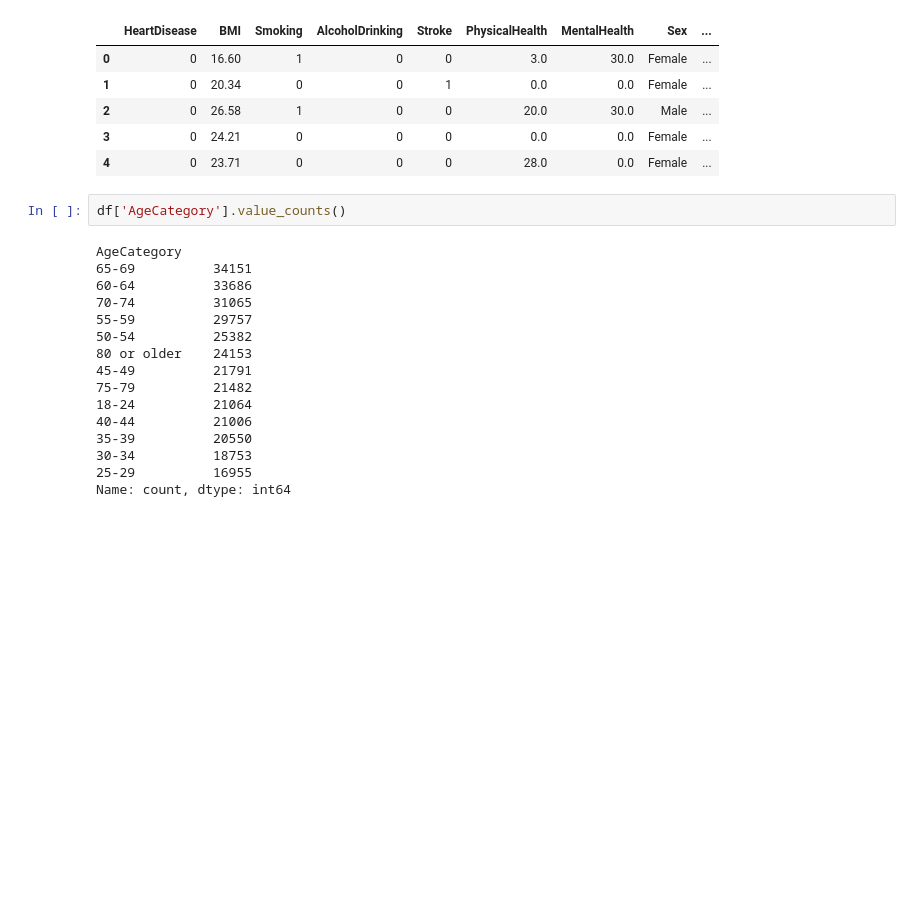
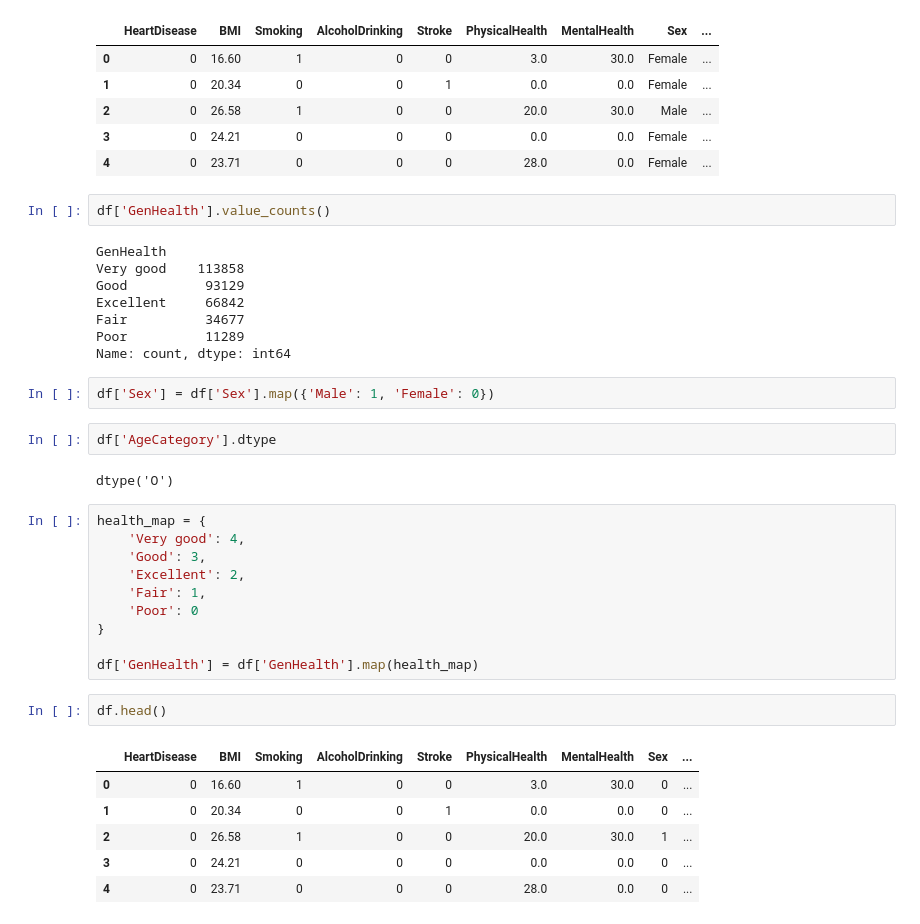
Before and after one commit to 07Codex07/all-algo, a Jupyter notebook: NeuralNetwork.ipynb, the cells around one changed output. Drawn from its saved outputs; the diff is of its cells as text; blank space fills up the shorter version.

```diff
--- a/NeuralNetwork.ipynb
+++ b/NeuralNetwork.ipynb
@@ -36,20 +40,37 @@ df.head()
 | 3 | 0 | 24.21 | 0 | 0 | 0 | 0.0 | 0.0 | Female | ... |
 | 4 | 0 | 23.71 | 0 | 0 | 0 | 28.0 | 0.0 | Female | ... |
 # %%
-df['AgeCategory'].value_counts()
+df['GenHealth'].value_counts()
 # %% [output]
-AgeCategory
-65-69          34151
-60-64          33686
-70-74          31065
-55-59          29757
-50-54          25382
-80 or older    24153
-45-49          21791
-75-79          21482
-18-24          21064
-40-44          21006
-35-39          20550
-30-34          18753
-25-29          16955
+GenHealth
+Very good    113858
+Good          93129
+Excellent     66842
+Fair          34677
+Poor          11289
 Name: count, dtype: int64
+# %%
+df['Sex'] = df['Sex'].map({'Male': 1, 'Female': 0})
+# %%
+df['AgeCategory'].dtype
+# %% [output]
+dtype('O')
+# %%
+health_map = {
+    'Very good': 4,
+    'Good': 3,
+    'Excellent': 2,
+    'Fair': 1,
+    'Poor': 0
+}
+
+df['GenHealth'] = df['GenHealth'].map(health_map)
+# %%
+df.head()
+# %% [output]
+|  | HeartDisease | BMI | Smoking | AlcoholDrinking | Stroke | PhysicalHealth | MentalHealth | Sex | ... |
+| 0 | 0 | 16.60 | 1 | 0 | 0 | 3.0 | 30.0 | 0 | ... |
+| 1 | 0 | 20.34 | 0 | 0 | 1 | 0.0 | 0.0 | 0 | ... |
+| 2 | 0 | 26.58 | 1 | 0 | 0 | 20.0 | 30.0 | 1 | ... |
+| 3 | 0 | 24.21 | 0 | 0 | 0 | 0.0 | 0.0 | 0 | ... |
+| 4 | 0 | 23.71 | 0 | 0 | 0 | 28.0 | 0.0 | 0 | ... |
```
Also changed, not shown: parts of 15 cells of this notebook, 1 other file.
